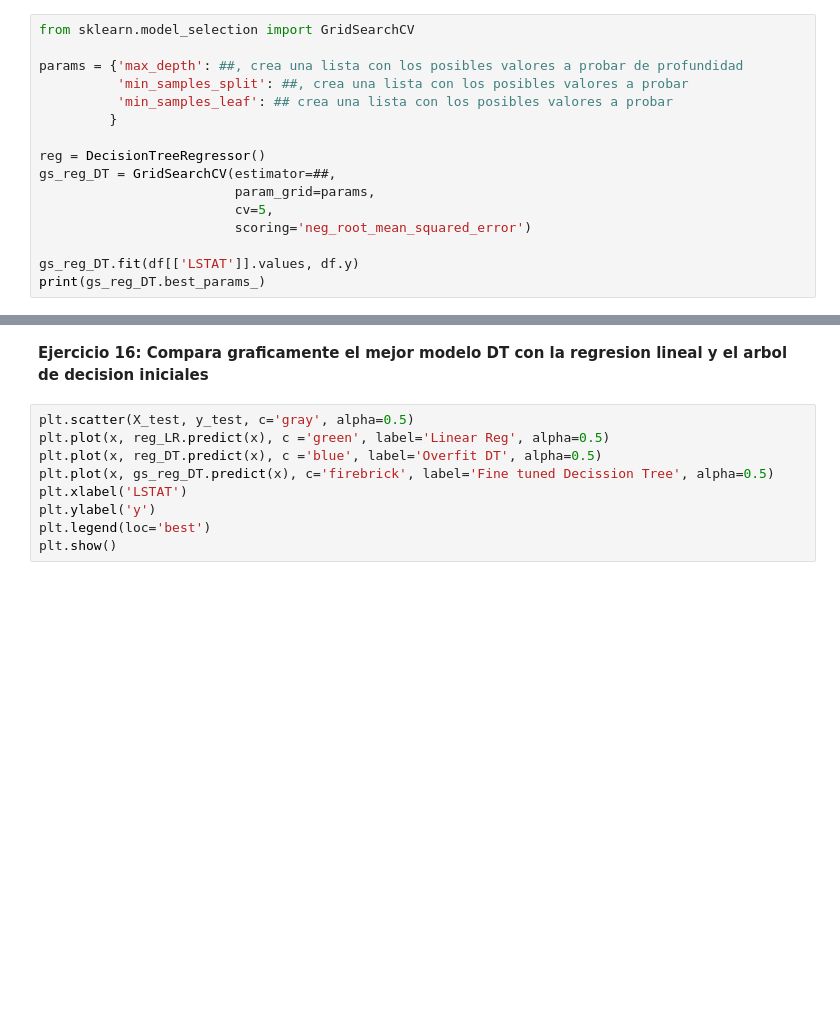
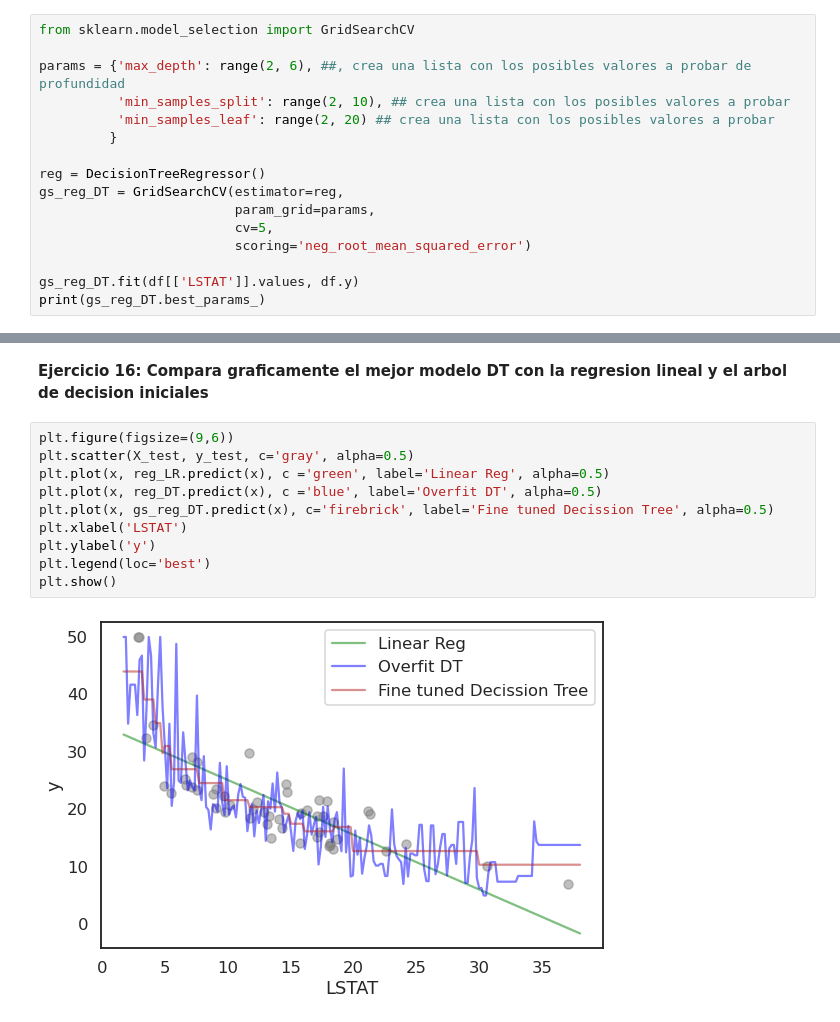
Before and after one commit to llublad/MUSI-AA, a Jupyter notebook: musi-aa-modulo1/W3/Practica/01_bias_variance_trade_off.ipynb, the cells around one changed output, grey strips where cells are left out. Cells and saved outputs as stored; diff of their text form; blank space fills up the shorter version.

```diff
--- a/musi-aa-modulo1/W3/Practica/01_bias_variance_trade_off.ipynb
+++ b/musi-aa-modulo1/W3/Practica/01_bias_variance_trade_off.ipynb
@@ -404,13 +414,13 @@ Veamos como usarla.
 # %%
 from sklearn.model_selection import GridSearchCV
 
-params = {'max_depth': ##, crea una lista con los posibles valores a probar de profundidad
-          'min_samples_split': ##, crea una lista con los posibles valores a probar
-          'min_samples_leaf': ## crea una lista con los posibles valores a probar
+params = {'max_depth': range(2, 6), ##, crea una lista con los posibles valores a probar de profundidad
+          'min_samples_split': range(2, 10), ## crea una lista con los posibles valores a probar
+          'min_samples_leaf': range(2, 20) ## crea una lista con los posibles valores a probar
          }
 
 reg = DecisionTreeRegressor()
-gs_reg_DT = GridSearchCV(estimator=##,
+gs_reg_DT = GridSearchCV(estimator=reg,
                          param_grid=params,
                          cv=5,
                          scoring='neg_root_mean_squared_error')
@@ -428,11 +447,14 @@ df_cv_results.head()
 # %% [markdown]
 **Ejercicio 16: Compara graficamente el mejor modelo DT con la regresion lineal y el arbol de decision iniciales**
 # %%
+plt.figure(figsize=(9,6))
 plt.scatter(X_test, y_test, c='gray', alpha=0.5)
 plt.plot(x, reg_LR.predict(x), c ='green', label='Linear Reg', alpha=0.5)
 plt.plot(x, reg_DT.predict(x), c ='blue', label='Overfit DT', alpha=0.5)
 plt.plot(x, gs_reg_DT.predict(x), c='firebrick', label='Fine tuned Decission Tree', alpha=0.5)
 plt.xlabel('LSTAT')
 plt.ylabel('y')
 plt.legend(loc='best')
 plt.show()
+# %% [output]
+[figure, added]
```
Also changed, not shown: parts of 6 cells of this notebook.
